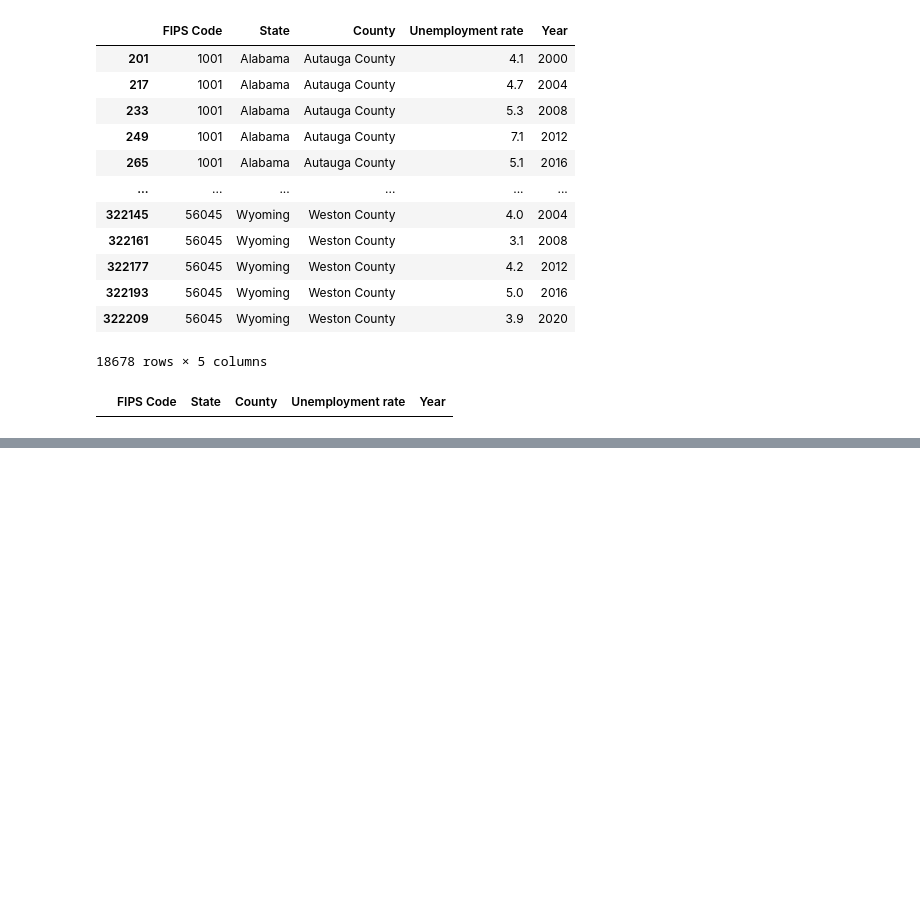
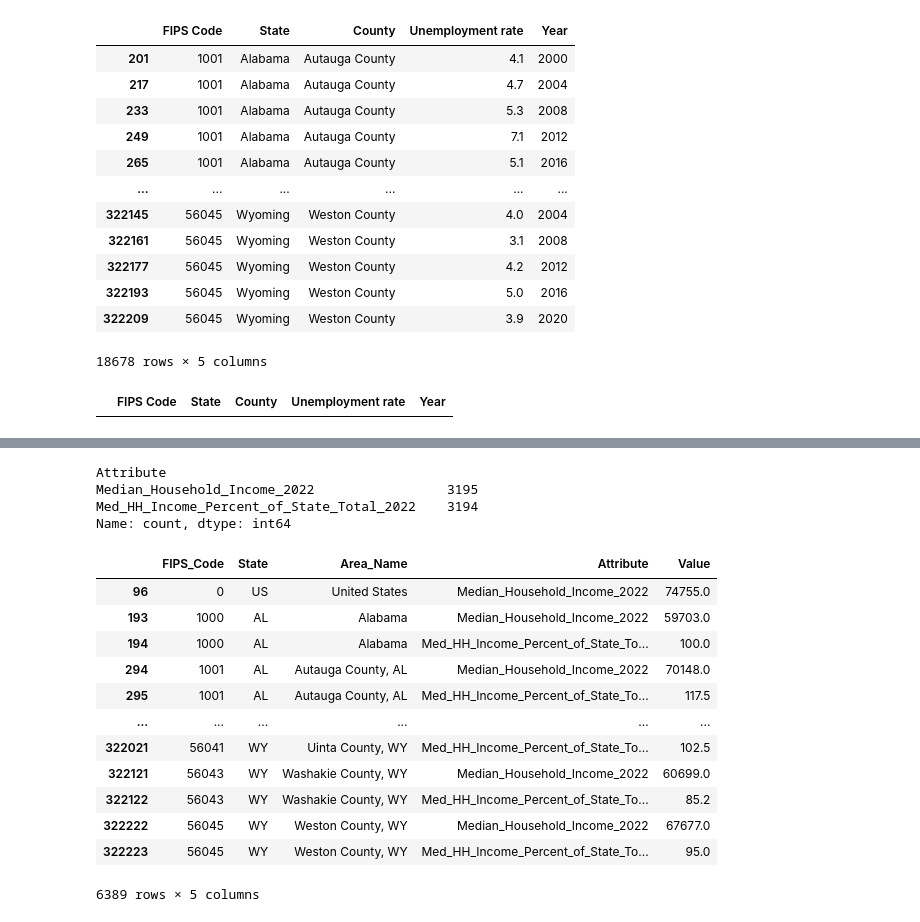
Before and after one commit to matthewcavanaugh96/us-presidential-elections-by-county, a Jupyter notebook: sources/Unemployment.ipynb, the cells around one changed output, grey strips where cells are left out. Saved outputs shown, nothing was run; the diff lists cells and outputs as text; code cells hidden in the pictures; blank space fills up the shorter version.

```diff
--- a/sources/Unemployment.ipynb
+++ b/sources/Unemployment.ipynb
@@ -344,0 +347,3 @@ unemployment.to_csv(file_path, index=False)
+# %%
+income = pd.read_csv("/Users/matthewcavanaugh/Desktop/GitHub/us-presidential-elections-by-county/sources/Unemployment2023.csv")
+income
@@ -344,0 +380,25 @@ unemployment.to_csv(file_path, index=False)
+# %%
+income = income[income['Attribute'].str.contains('Income')]
+# %%
+income['Attribute'].value_counts()
+# %% [output]
+Attribute
+Median_Household_Income_2022                 3195
+Med_HH_Income_Percent_of_State_Total_2022    3194
+Name: count, dtype: int64
+# %%
+income
+# %% [output]
+|  | FIPS_Code | State | Area_Name | Attribute | Value |
+| 96 | 0 | US | United States | Median_Household_Income_2022 | 74755.0 |
+| 193 | 1000 | AL | Alabama | Median_Household_Income_2022 | 59703.0 |
+| 194 | 1000 | AL | Alabama | Med_HH_Income_Percent_of_State_To... | 100.0 |
+| 294 | 1001 | AL | Autauga County, AL | Median_Household_Income_2022 | 70148.0 |
+| 295 | 1001 | AL | Autauga County, AL | Med_HH_Income_Percent_of_State_To... | 117.5 |
+| ... | ... | ... | ... | ... | ... |
+| 322021 | 56041 | WY | Uinta County, WY | Med_HH_Income_Percent_of_State_To... | 102.5 |
+| 322121 | 56043 | WY | Washakie County, WY | Median_Household_Income_2022 | 60699.0 |
+| 322122 | 56043 | WY | Washakie County, WY | Med_HH_Income_Percent_of_State_To... | 85.2 |
+| 322222 | 56045 | WY | Weston County, WY | Median_Household_Income_2022 | 67677.0 |
+| 322223 | 56045 | WY | Weston County, WY | Med_HH_Income_Percent_of_State_To... | 95.0 |
+6389 rows × 5 columns
```
Also changed, not shown: parts of 4 cells of this notebook, 4 other files.
